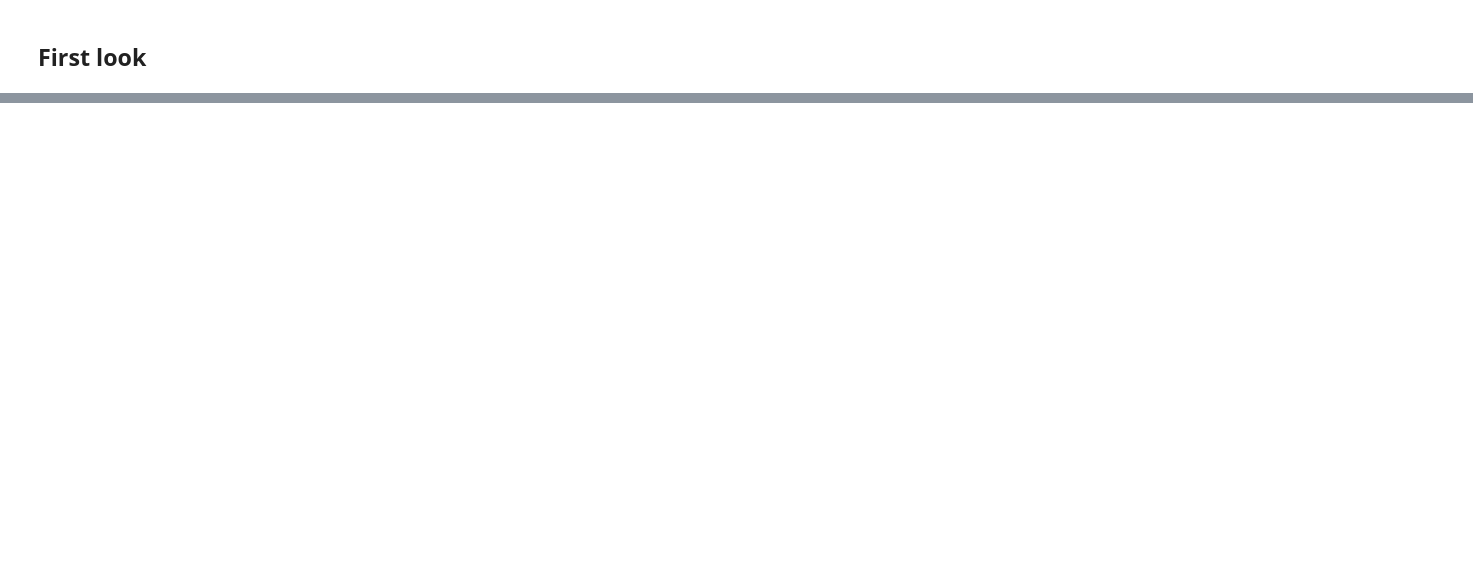
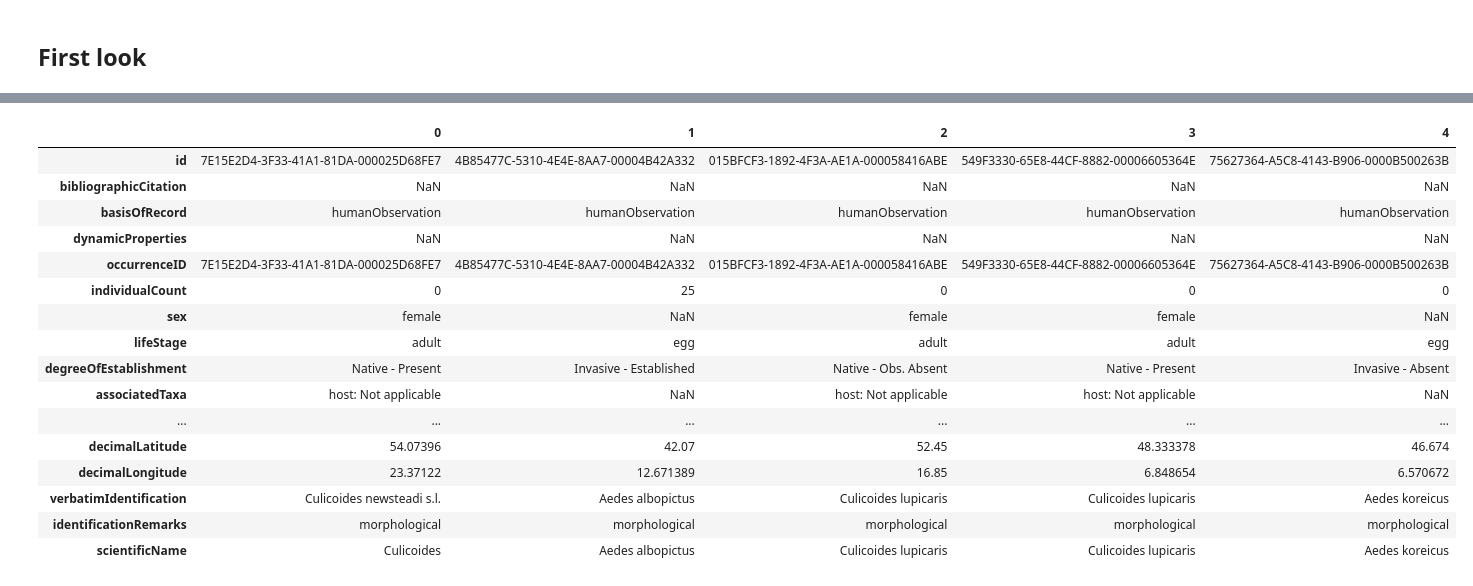
Before and after one commit to GustavoRusso/vector-guard, a Jupyter notebook: notebooks/02_eda_vectors.ipynb, the cells around one changed output, grey strips where cells are left out. Drawn from its saved outputs; the diff is of its cells as text; code cells hidden in the pictures; blank space fills up the shorter version.

```diff
--- a/notebooks/02_eda_vectors.ipynb
+++ b/notebooks/02_eda_vectors.ipynb
@@ -50,2 +81,20 @@ df.dtypes
 # %%
-df.head()
+df.head().T
+# %% [output]
+|  | 0 | 1 | 2 | 3 | 4 |
+| id | 7E15E2D4-3F33-41A1-81DA-000025D68FE7 | 4B85477C-5310-4E4E-8AA7-00004B42A332 | 015BFCF3-1892-4F3A-AE1A-000058416ABE | 549F3330-65E8-44CF-8882-00006605364E | 75627364-A5C8-4143-B906-0000B500263B |
+| bibliographicCitation | NaN | NaN | NaN | NaN | NaN |
+| basisOfRecord | humanObservation | humanObservation | humanObservation | humanObservation | humanObservation |
+| dynamicProperties | NaN | NaN | NaN | NaN | NaN |
+| occurrenceID | 7E15E2D4-3F33-41A1-81DA-000025D68FE7 | 4B85477C-5310-4E4E-8AA7-00004B42A332 | 015BFCF3-1892-4F3A-AE1A-000058416ABE | 549F3330-65E8-44CF-8882-00006605364E | 75627364-A5C8-4143-B906-0000B500263B |
+| individualCount | 0 | 25 | 0 | 0 | 0 |
+| sex | female | NaN | female | female | NaN |
+| lifeStage | adult | egg | adult | adult | egg |
+| degreeOfEstablishment | Native - Present | Invasive - Established | Native - Obs. Absent | Native - Present | Invasive - Absent |
+| associatedTaxa | host: Not applicable | NaN | host: Not applicable | host: Not applicable | NaN |
+| ... | ... | ... | ... | ... | ... |
+| decimalLatitude | 54.07396 | 42.07 | 52.45 | 48.333378 | 46.674 |
+| decimalLongitude | 23.37122 | 12.671389 | 16.85 | 6.848654 | 6.570672 |
+| verbatimIdentification | Culicoides newsteadi s.l. | Aedes albopictus | Culicoides lupicaris | Culicoides lupicaris | Aedes koreicus |
+| identificationRemarks | morphological | morphological | morphological | morphological | morphological |
+| scientificName | Culicoides | Aedes albopictus | Culicoides lupicaris | Culicoides lupicaris | Aedes koreicus |
```
Also changed, not shown: parts of 14 cells of this notebook, 1 other file.
